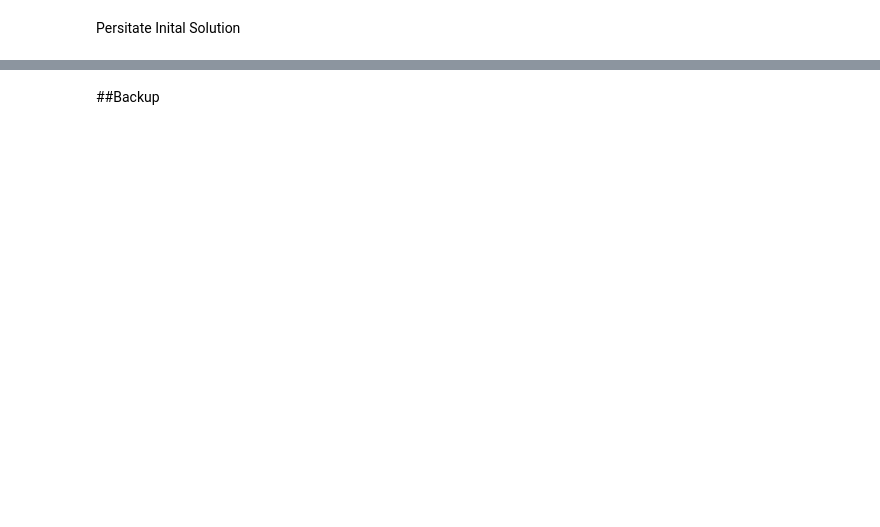
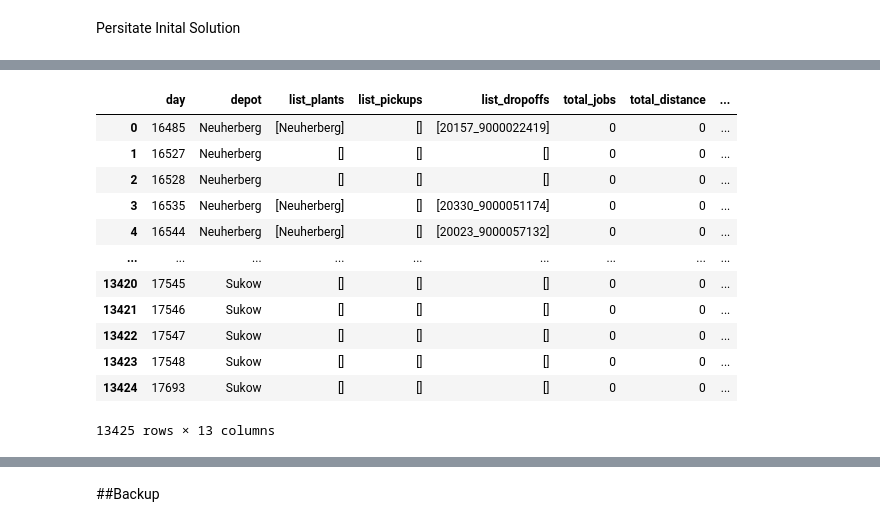
Before and after one commit to TrellixVulnTeam/rrp_simulated_annealing_P6AD, a Jupyter notebook: vehicle_routing_solver.ipynb, the cells around one changed output, grey strips where cells are left out. Cells and saved outputs as stored; diff of their text form; code cells hidden in the pictures; blank space fills up the shorter version.

Commit message:
added output of inital solution

```diff
--- a/vehicle_routing_solver.ipynb
+++ b/vehicle_routing_solver.ipynb
@@ -179,8 +183,7 @@ Inital Solution
 #create inital solution
 """ every silo is delivered on the day it is needed and picked up the day it is not needed anymore, the tour swichtes between plant and sites - starting and ending at the depot"""
 
-print("Starting with inital solution at {}".format(fc.get_time()))
-logging.info("Starting with inital solution at {}".format(fc.get_time()))
+fc.print_log("Starting with inital solution at {}".format(fc.get_time()))
 
 for j in list_jobs:
   j.dropoff_day = j.start
@@ -214,8 +217,7 @@ for depot in dict_depots:
    i_dropoffs = i_dropoffs + len(dict_tours[depot][day].list_dropoffs)
    if len(dict_tours[depot][day].list_plants) > 1:
      i_multiple_plants = i_multiple_plants + 1
-     print("Warning at Tour from {} and day {} - {} plants listed".format(depot,day,len(dict_tours[depot][day].list_plants)))
-     logging.info("Warning at Tour from {} and day {} - {} plants listed".format(depot,day,len(dict_tours[depot][day].list_plants)))
+     fc.print_log("Warning at Tour from {} and day {} - {} plants listed".format(depot,day,len(dict_tours[depot][day].list_plants)))
      p_names = []
      for p in dict_tours[depot][day].list_plants:
        p_names.append(p.name)
@@ -229,14 +231,11 @@ for depot in dict_depots:
   for day in list_days:
     if len(dict_tours[depot][day].list_plants)>0:
       #rt.routing(dict_tours[depot][day])
-      print("Distance for depot {} on day {} is {} - {} done - {} filled - {} plant(s) detected - t: {}".format(depot,day,dict_tours[depot][day].total_distance,total_tours,used_tours,len(dict_tours[depot][day].list_plants),fc.get_time()),end='\x1b[1K\r')
-      logging.info("Distance for depot {} on day {} is {} - {} done - {} filled- {} plant(s) detected - t: {}".format(depot,day,dict_tours[depot][day].total_distance,total_tours,used_tours,len(dict_tours[depot][day].list_plants),fc.get_time()))
+      fc.print_log("Distance for depot {} on day {} is {} - {} done - {} filled - {} plant(s) detected - t: {}".format(depot,day,dict_tours[depot][day].total_distance,total_tours,used_tours,len(dict_tours[depot][day].list_plants),fc.get_time()),end='\x1b[1K\r')
       total_distance += dict_tours[depot][day].total_distance
       used_tours += 1
     total_tours += 1
 
 
-print("There are {} dropoffs and {} pickups listet which creates a difference of {}".format(i_dropoffs,i_pickups,i_dropoffs-i_pickups))
-logging.info("There are {} dropoffs and {} pickups listet which creates a difference of {}".format(i_dropoffs,i_pickups,i_dropoffs-i_pickups))
-print("Done with inital solution at {} - total distance: {} - for {} total tours and {} filled".format(fc.get_time(),total_distance, total_tours, used_tours))
-logging.info("Done with inital solution at {} - total distance: {} - for {} total tours and {} filled".format(fc.get_time(),total_distance, total_tours, used_tours))
+fc.print_log("There are {} dropoffs and {} pickups listet which creates a difference of {}".format(i_dropoffs,i_pickups,i_dropoffs-i_pickups))
+fc.print_log("Done with inital solution at {} - total distance: {} - for {} total tours and {} filled".format(fc.get_time(),total_distance, total_tours, used_tours))
@@ -243,9 +253,7 @@ logging.info("Done with inital solution at {} - total distance: {} - for {} tota
 # %% [markdown]
 Persitate Inital Solution
 # %%
-info = "Starting persitation at {}".format(fc.get_time())
-logging.info(info)
-print(info)
+fc.print_log("Starting persitation at {}".format(fc.get_time()))
 
 tour_cols = dict_tours['Embsen'][17042].get_colums()
 
@@ -254,7 +262,7 @@ i=0
 tour_df = pd.DataFrame([tour_cols])
 tour_df.columns = tour_cols
 tour_df_readable = pd.DataFrame([tour_cols])
-tour_df_readable.colums = tour_cols
+tour_df_readable.columns = tour_cols
 
 for depot in dict_depots:
   for day in list_days:
@@ -281,6 +289,4 @@ fc.save_object(dict_tours,  string_exp_path +'/dict_tours.pkl')
 logging.info("objects saved")
 
 
-info = "Done with persitation at {}".format(fc.get_time())
-logging.info(info)
-print(info)
+fc.print_log("Done with persitation at {}".format(fc.get_time()))
@@ -287,2 +296,16 @@ print(info)
+# %%
+#create df with objects and readable df for solution
+i=0
+tour_df = pd.DataFrame([tour_cols])
+tour_df.columns = tour_cols
+tour_df_readable = pd.DataFrame([tour_cols])
+tour_df_readable.columns = tour_cols
+
+for depot in dict_depots:
+  for day in list_days:
+    t = dict_tours[depot][day]
+    tour_df.loc[i] = t.get_all_values()
+    tour_df_readable.loc[i] = t.get_all_value_readable()
+    i += 1
 # %%
 tour_df
@@ -289,3 +326,19 @@ tour_df
+# %%
+tour_df_readable
+# %% [output]
+|  | day | depot | list_plants | list_pickups | list_dropoffs | total_jobs | total_distance | ... |
+| 0 | 16485 | Neuherberg | [Neuherberg] | [] | [20157_9000022419] | 0 | 0 | ... |
+| 1 | 16527 | Neuherberg | [] | [] | [] | 0 | 0 | ... |
+| 2 | 16528 | Neuherberg | [] | [] | [] | 0 | 0 | ... |
+| 3 | 16535 | Neuherberg | [Neuherberg] | [] | [20330_9000051174] | 0 | 0 | ... |
+| 4 | 16544 | Neuherberg | [Neuherberg] | [] | [20023_9000057132] | 0 | 0 | ... |
+| ... | ... | ... | ... | ... | ... | ... | ... | ... |
+| 13420 | 17545 | Sukow | [] | [] | [] | 0 | 0 | ... |
+| 13421 | 17546 | Sukow | [] | [] | [] | 0 | 0 | ... |
+| 13422 | 17547 | Sukow | [] | [] | [] | 0 | 0 | ... |
+| 13423 | 17548 | Sukow | [] | [] | [] | 0 | 0 | ... |
+| 13424 | 17693 | Sukow | [] | [] | [] | 0 | 0 | ... |
+13425 rows × 13 columns
 # %%
 rt.routing(dict_tours['Embsen'][17042])
 dict_tours['Embsen'][17042].worst_edge_pickup.name
```
Also changed, not shown: parts of 10 cells of this notebook, 9 other files.
